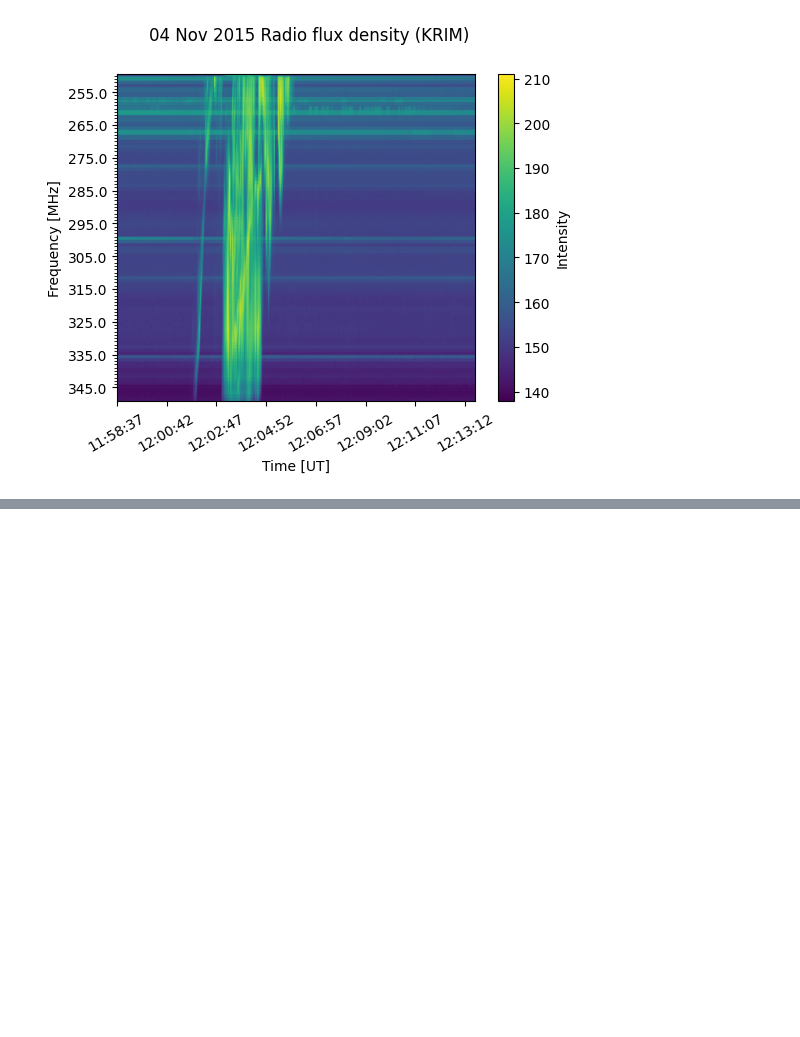
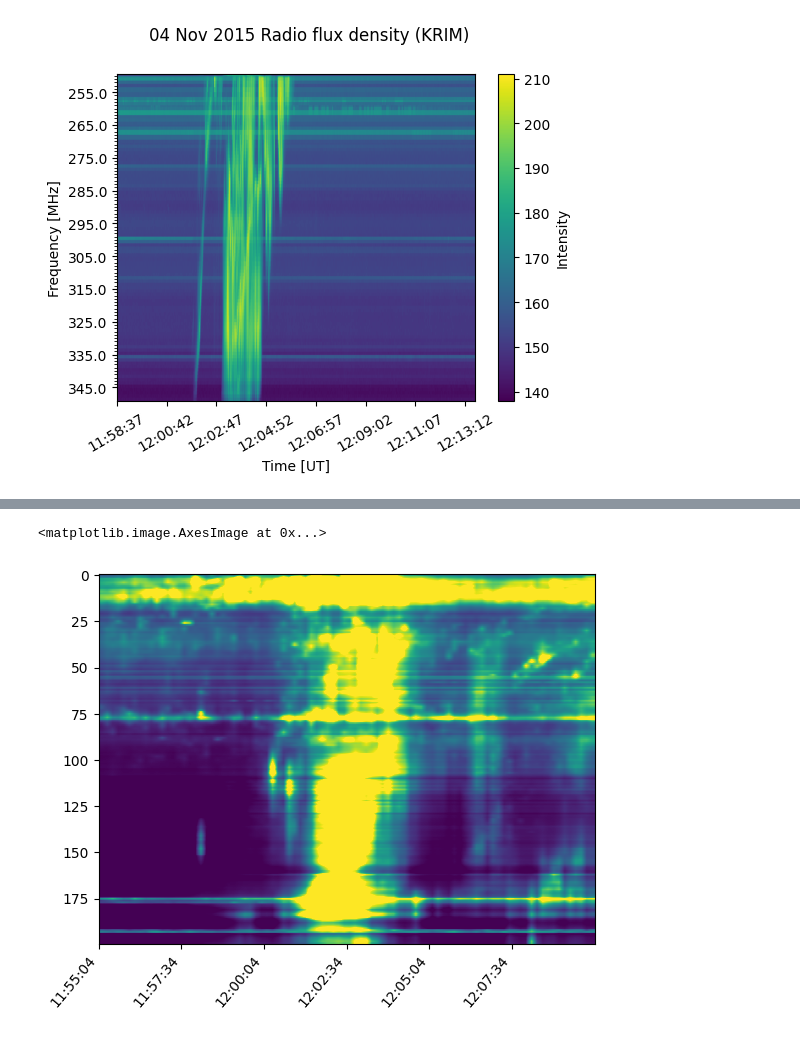
Before and after one commit to i4Ds/eCallistoValidation, a Jupyter notebook: validation/Orfees/Test_orfees.ipynb, the cells around one changed output, grey strips where cells are left out. Cells and saved outputs as stored; diff of their text form; code cells hidden in the pictures; blank space fills up the shorter version.

```diff
--- a/validation/Orfees/Test_orfees.ipynb
+++ b/validation/Orfees/Test_orfees.ipynb
@@ -293,0 +206,16 @@ axs[1, 1].plot(spec.data[50])
+# %%
+orfees3 = OrfeesSpectrogram("./orfees_files/int_orf20170906_115500_10 (1).fts")
+
+spec = CallistoSpectrogram.from_url('http://soleil.i4ds.ch/solarradio/data/2002-20yy_Callisto/2017/09/06/GREENLAND_20170906_115514_62.fit.gz')
+fig, ax = plt.subplots()
+# # taking the shape of the ecallisto spec:
+resized_shape  = orfees3.resize((spec.shape[1],spec.shape[0]))
+dates = orfees3.convert_ms_to_date()
+
+ax.xaxis.set_major_locator(MaxNLocator(prune='both', nbins=6))
+ax.set_xticklabels(dates[::int(len(dates)//30 )], rotation = 50, horizontalalignment="right")
+
+plt.imshow(resized_shape,vmin=100, vmax=1000, aspect="auto")
+# %% [output]
+<matplotlib.image.AxesImage at 0x...>
+[figure, added]
```
Also changed, not shown: parts of 11 cells of this notebook.
